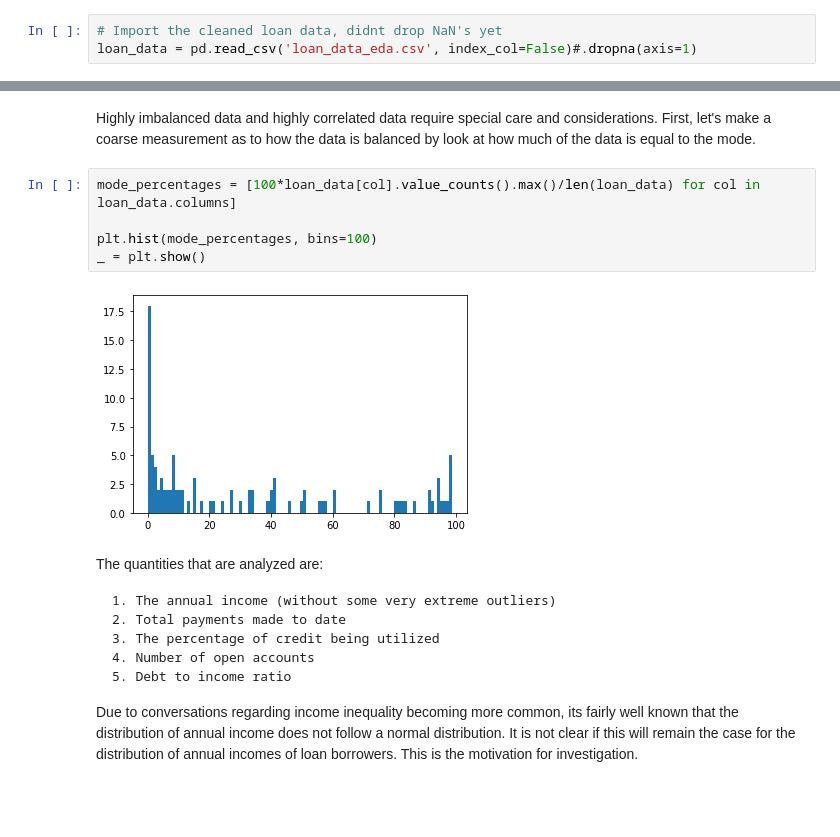
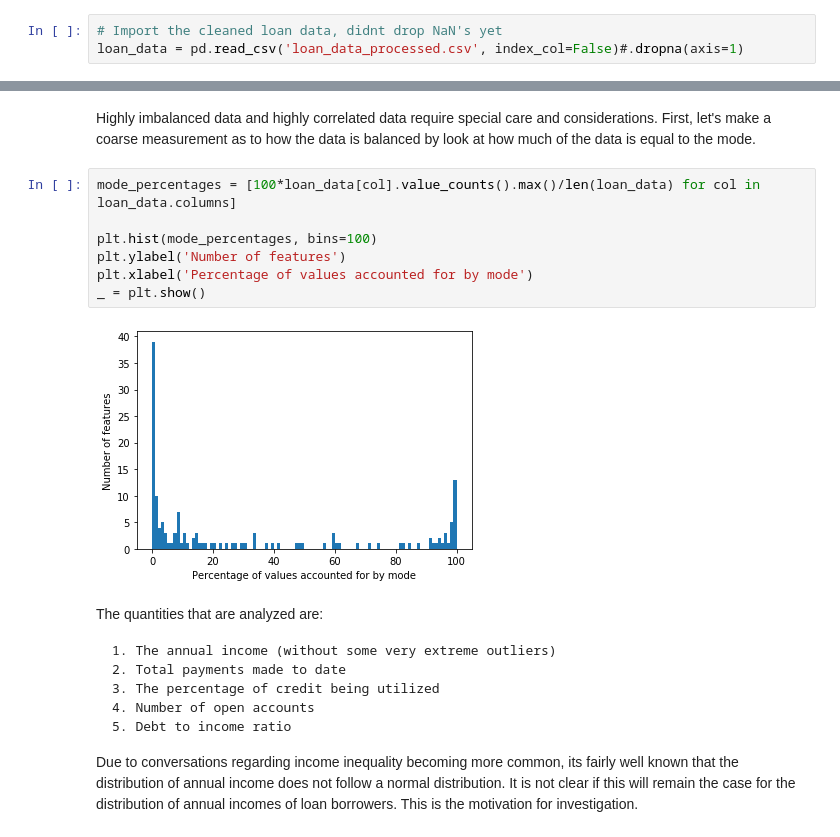
Before and after one commit to mgudorf/datsci, a Jupyter notebook: capstone1/notebooks/Statistical analysis.ipynb, the cells around one changed output, grey strips where cells are left out. Saved outputs shown, nothing was run; the diff lists cells and outputs as text; blank space fills up the shorter version.

Commit message:
repo modifications and figure

```diff
--- a/capstone1/notebooks/Statistical analysis.ipynb
+++ b/capstone1/notebooks/Statistical analysis.ipynb
@@ -14,7 +14,7 @@ from math import pi
 # Capital loss prevention : statistical data analysis
 # %%
 # Import the cleaned loan data, didnt drop NaN's yet
-loan_data = pd.read_csv('loan_data_eda.csv', index_col=False)#.dropna(axis=1)
+loan_data = pd.read_csv('loan_data_processed.csv', index_col=False)#.dropna(axis=1)
 # %%
 numerical_data = loan_data.select_dtypes(include='number')
 categorical_data = loan_data.select_dtypes(include='object')
@@ -107,10 +109,12 @@ Highly imbalanced data and highly correlated data require special care and consi
 # %%
 mode_percentages = [100*loan_data[col].value_counts().max()/len(loan_data) for col in loan_data.columns]
 
 plt.hist(mode_percentages, bins=100)
+plt.ylabel('Number of features')
+plt.xlabel('Percentage of values accounted for by mode')
 _ = plt.show()
 # %% [output]
-[figure, old version]
+[figure, new version]
 # %% [markdown]
 The quantities that are analyzed are:
 
```
Also changed, not shown: parts of 8 cells of this notebook, 19 other files.
